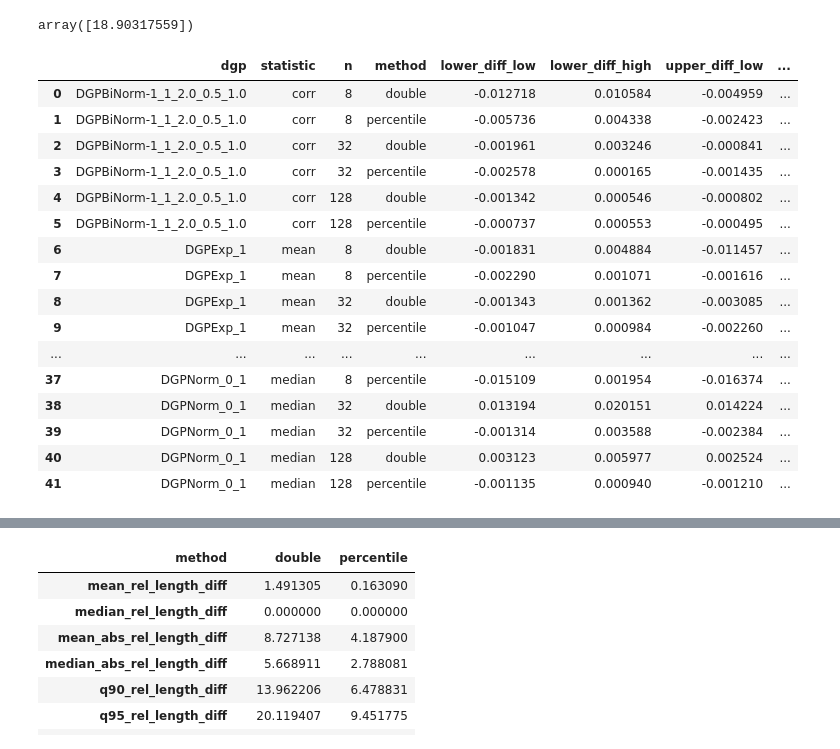
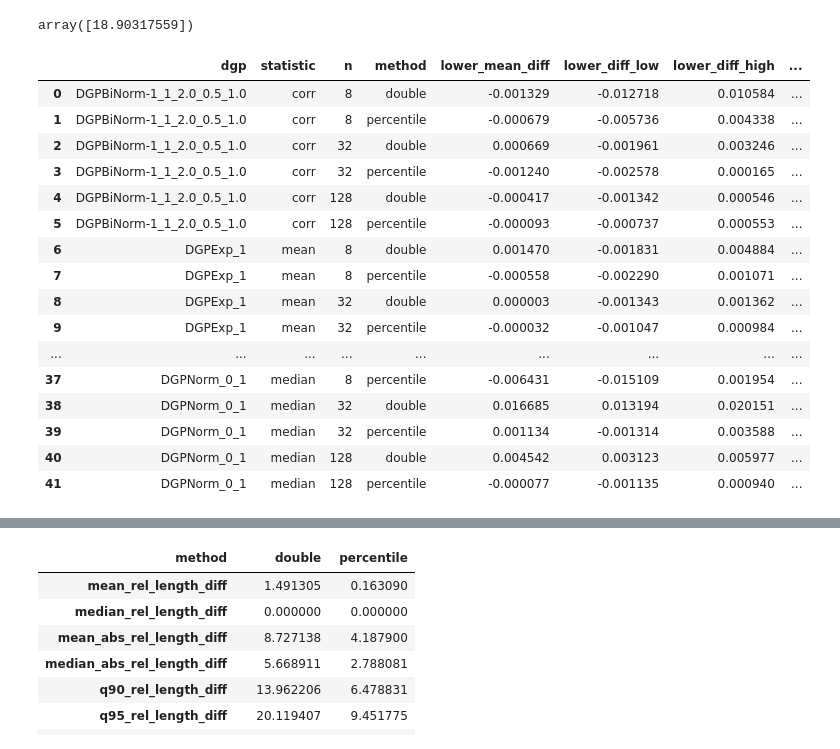
Before and after one commit to enejH04/bootstrap-inference, a Jupyter notebook: performance_validation/analysis.ipynb, the cells around one changed output, grey strips where cells are left out. Drawn from its saved outputs; the diff is of its cells as text; code cells hidden in the pictures.

```diff
--- a/performance_validation/analysis.ipynb
+++ b/performance_validation/analysis.ipynb
@@ -782,50 +782,51 @@ array([18.90317559])
 group_cols = ["dgp", "statistic", "n", "method"]
 
 result = []
 
 for group_values, group_df in endpoint_df.groupby(group_cols):
     row = {col: val for col, val in zip(group_cols, group_values)}
 
     for bound in ["lower", "upper"]:
         # We will bootstrap the mean bound difference to see whether
         bound_diff = group_df[f"ci_{bound}_diff"]
 
         bd_ci = bootstrap(
             (bound_diff,),
             np.mean,
             n_resamples=10_000,
             confidence_level=0.95,
             method="BCa",
             rng=np.random.default_rng(0),
         )
 
         low, high = bd_ci.confidence_interval
+        row[f"{bound}_mean_diff"] = np.mean(bound_diff)
         row[f"{bound}_diff_low"] = low
         row[f"{bound}_diff_high"] = high
 
     result.append(row)
 
 diff_df = pd.DataFrame(result)
 
 diff_df
 # %% [output]
-|  | dgp | statistic | n | method | lower_diff_low | lower_diff_high | upper_diff_low | ... |
-| 0 | DGPBiNorm-1_1_2.0_0.5_1.0 | corr | 8 | double | -0.012718 | 0.010584 | -0.004959 | ... |
-| 1 | DGPBiNorm-1_1_2.0_0.5_1.0 | corr | 8 | percentile | -0.005736 | 0.004338 | -0.002423 | ... |
-| 2 | DGPBiNorm-1_1_2.0_0.5_1.0 | corr | 32 | double | -0.001961 | 0.003246 | -0.000841 | ... |
-| 3 | DGPBiNorm-1_1_2.0_0.5_1.0 | corr | 32 | percentile | -0.002578 | 0.000165 | -0.001435 | ... |
-| 4 | DGPBiNorm-1_1_2.0_0.5_1.0 | corr | 128 | double | -0.001342 | 0.000546 | -0.000802 | ... |
-| 5 | DGPBiNorm-1_1_2.0_0.5_1.0 | corr | 128 | percentile | -0.000737 | 0.000553 | -0.000495 | ... |
-| 6 | DGPExp_1 | mean | 8 | double | -0.001831 | 0.004884 | -0.011457 | ... |
-| 7 | DGPExp_1 | mean | 8 | percentile | -0.002290 | 0.001071 | -0.001616 | ... |
-| 8 | DGPExp_1 | mean | 32 | double | -0.001343 | 0.001362 | -0.003085 | ... |
-| 9 | DGPExp_1 | mean | 32 | percentile | -0.001047 | 0.000984 | -0.002260 | ... |
+|  | dgp | statistic | n | method | lower_mean_diff | lower_diff_low | lower_diff_high | ... |
+| 0 | DGPBiNorm-1_1_2.0_0.5_1.0 | corr | 8 | double | -0.001329 | -0.012718 | 0.010584 | ... |
+| 1 | DGPBiNorm-1_1_2.0_0.5_1.0 | corr | 8 | percentile | -0.000679 | -0.005736 | 0.004338 | ... |
+| 2 | DGPBiNorm-1_1_2.0_0.5_1.0 | corr | 32 | double | 0.000669 | -0.001961 | 0.003246 | ... |
+| 3 | DGPBiNorm-1_1_2.0_0.5_1.0 | corr | 32 | percentile | -0.001240 | -0.002578 | 0.000165 | ... |
+| 4 | DGPBiNorm-1_1_2.0_0.5_1.0 | corr | 128 | double | -0.000417 | -0.001342 | 0.000546 | ... |
+| 5 | DGPBiNorm-1_1_2.0_0.5_1.0 | corr | 128 | percentile | -0.000093 | -0.000737 | 0.000553 | ... |
+| 6 | DGPExp_1 | mean | 8 | double | 0.001470 | -0.001831 | 0.004884 | ... |
+| 7 | DGPExp_1 | mean | 8 | percentile | -0.000558 | -0.002290 | 0.001071 | ... |
+| 8 | DGPExp_1 | mean | 32 | double | 0.000003 | -0.001343 | 0.001362 | ... |
+| 9 | DGPExp_1 | mean | 32 | percentile | -0.000032 | -0.001047 | 0.000984 | ... |
 | ... | ... | ... | ... | ... | ... | ... | ... | ... |
-| 37 | DGPNorm_0_1 | median | 8 | percentile | -0.015109 | 0.001954 | -0.016374 | ... |
-| 38 | DGPNorm_0_1 | median | 32 | double | 0.013194 | 0.020151 | 0.014224 | ... |
-| 39 | DGPNorm_0_1 | median | 32 | percentile | -0.001314 | 0.003588 | -0.002384 | ... |
-| 40 | DGPNorm_0_1 | median | 128 | double | 0.003123 | 0.005977 | 0.002524 | ... |
-| 41 | DGPNorm_0_1 | median | 128 | percentile | -0.001135 | 0.000940 | -0.001210 | ... |
+| 37 | DGPNorm_0_1 | median | 8 | percentile | -0.006431 | -0.015109 | 0.001954 | ... |
+| 38 | DGPNorm_0_1 | median | 32 | double | 0.016685 | 0.013194 | 0.020151 | ... |
+| 39 | DGPNorm_0_1 | median | 32 | percentile | 0.001134 | -0.001314 | 0.003588 | ... |
+| 40 | DGPNorm_0_1 | median | 128 | double | 0.004542 | 0.003123 | 0.005977 | ... |
+| 41 | DGPNorm_0_1 | median | 128 | percentile | -0.000077 | -0.001135 | 0.000940 | ... |
 # %%
 def does_not_contain_0_diff(df):
     mask = np.zeros(len(df), dtype=bool)
```
Also changed, not shown: parts of 12 cells of this notebook.
